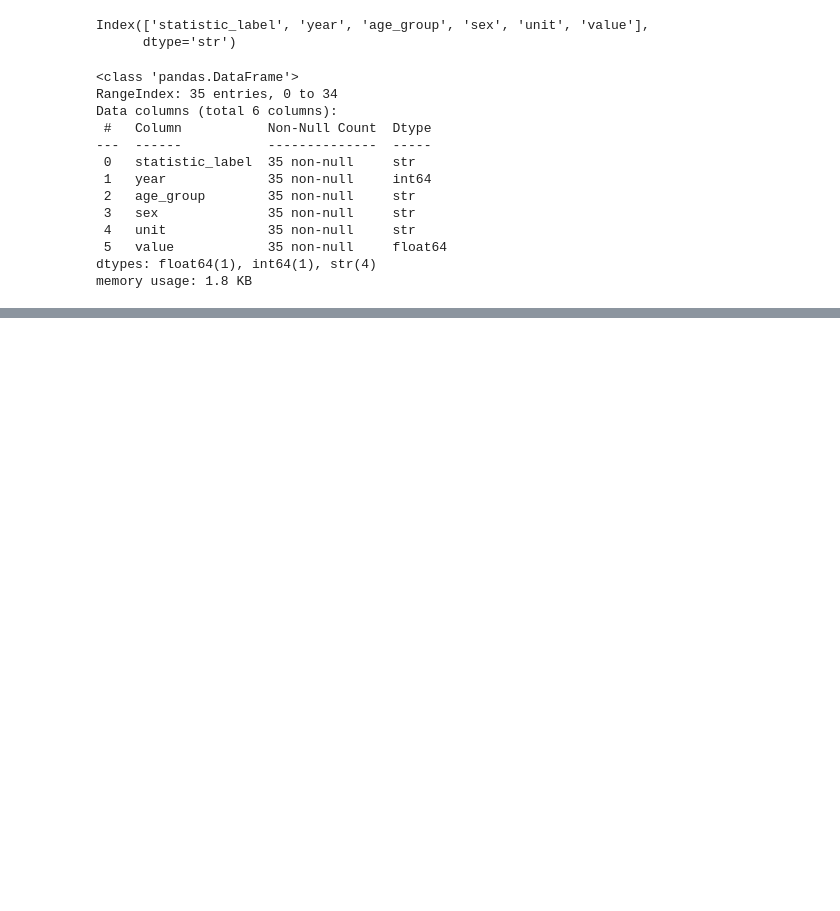
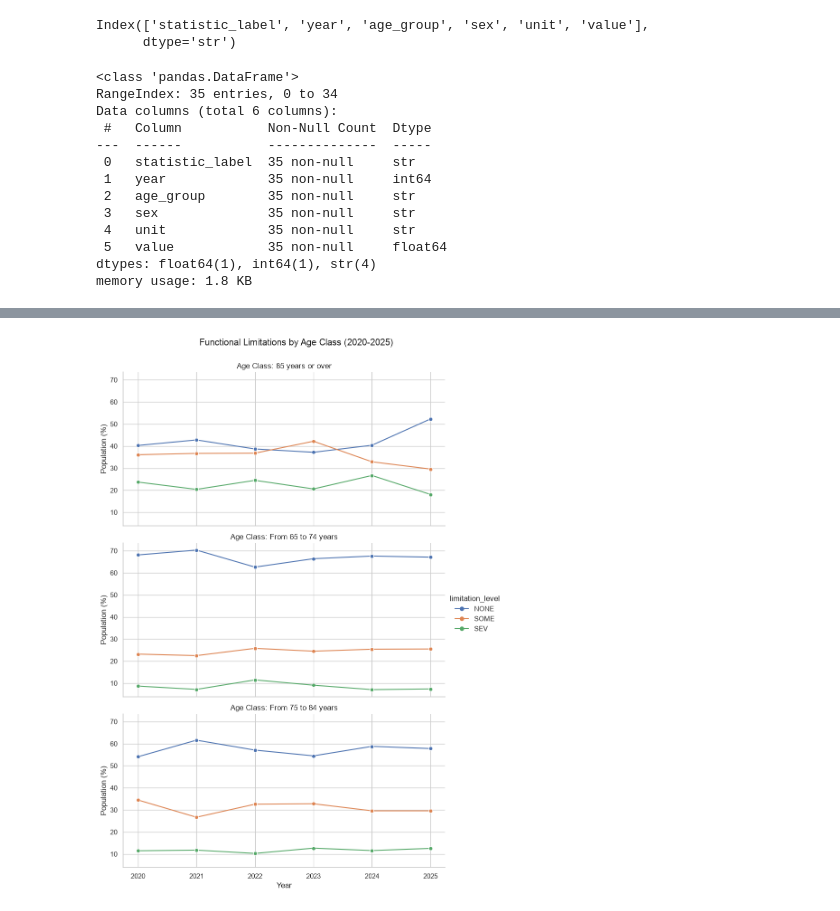
Before and after one commit to thaisCrtn/healthcare-operations-intelligence-ireland, a Jupyter notebook: notebooks/01_demographic_analysis.ipynb, the cells around one changed output, grey strips where cells are left out. Saved outputs shown, nothing was run; the diff lists cells and outputs as text; code cells hidden in the pictures; blank space fills up the shorter version.

Commit message:
Complete demographic population analysis

```diff
--- a/notebooks/01_demographic_analysis.ipynb
+++ b/notebooks/01_demographic_analysis.ipynb
@@ -231,0 +242,4 @@ memory usage: 1.8 KB
+# %%
+pd_eurostat_functional_limitations_clean = pd_eurostat_functional_limitations_2020_2025.copy()
+
+pd_eurostat_functional_limitations_clean.columns
@@ -231,0 +685,10 @@ memory usage: 1.8 KB
+# %%
+functional_limitations_comparison = (eurostat_functional_clean.pivot(
+    index=['time_period', 'age_class'],
+    columns='level_limit',
+    values='obs_value'
+    )
+    .reset_index()
+)
+
+functional_limitations_comparison.head(10)
@@ -231,0 +729,31 @@ memory usage: 1.8 KB
+# %%
+sns.set_theme(style="whitegrid")
+
+functional_long = functional_limitations_comparison.melt(
+    id_vars=['time_period', 'age_class'],
+    value_vars=['NONE', 'SOME', 'SEV'],
+    var_name='limitation_level',
+    value_name='percentage'
+)
+
+g = sns.relplot(
+    data=functional_long,
+    x='time_period',
+    y='percentage',
+    hue='limitation_level',
+    col='age_class',
+    kind='line',
+    marker='o',
+    col_wrap=1,
+    height=4,
+    aspect=2
+)
+
+g.set_axis_labels("Year", "Population (%)")
+g.set_titles("Age Class: {col_name}")
+g.fig.suptitle('Functional Limitations by Age Class (2020-2025)', y=1.03)
+
+
+plt.show()
+# %% [output]
+[figure, added]
```
Also changed, not shown: parts of 63 cells of this notebook.
